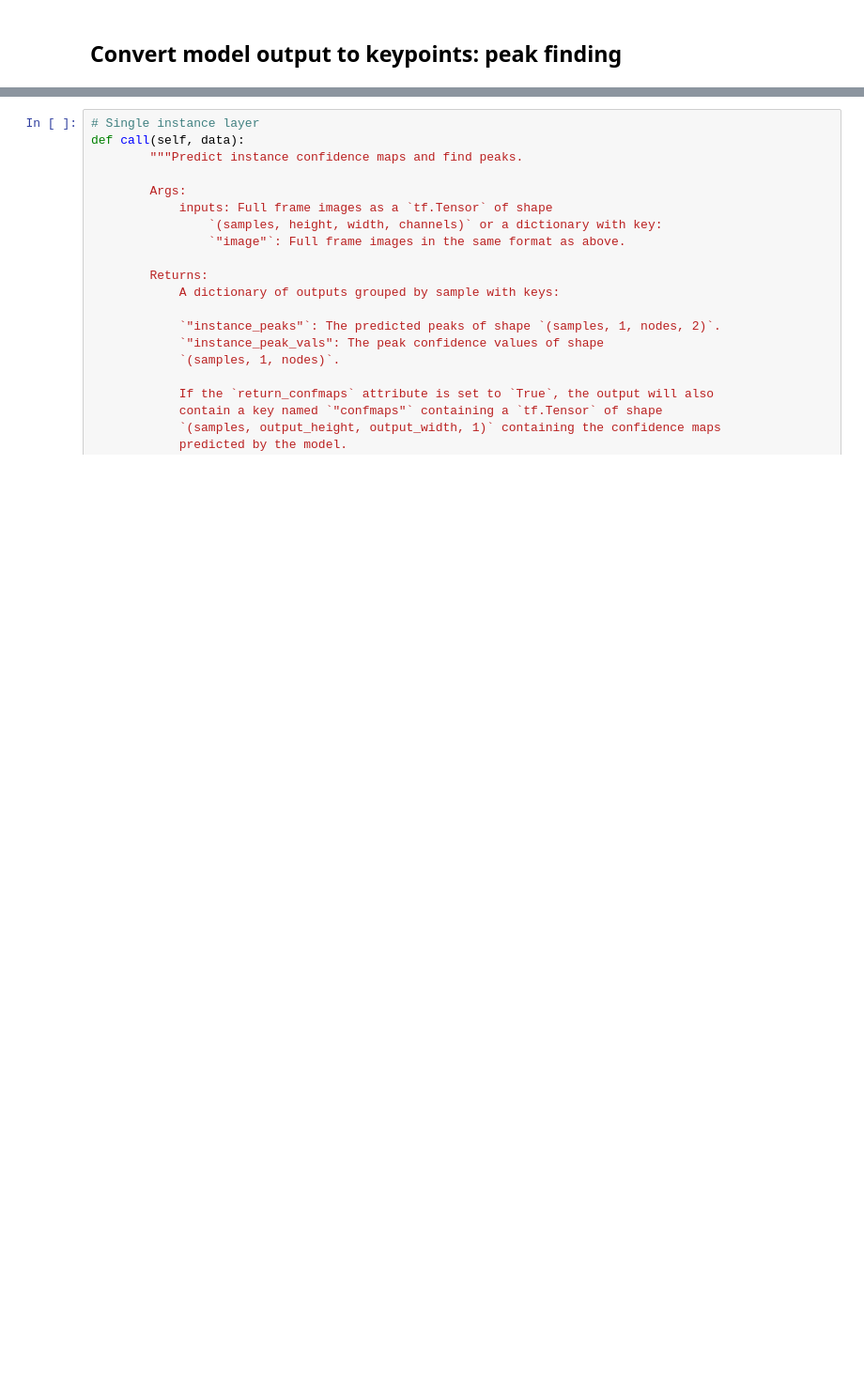
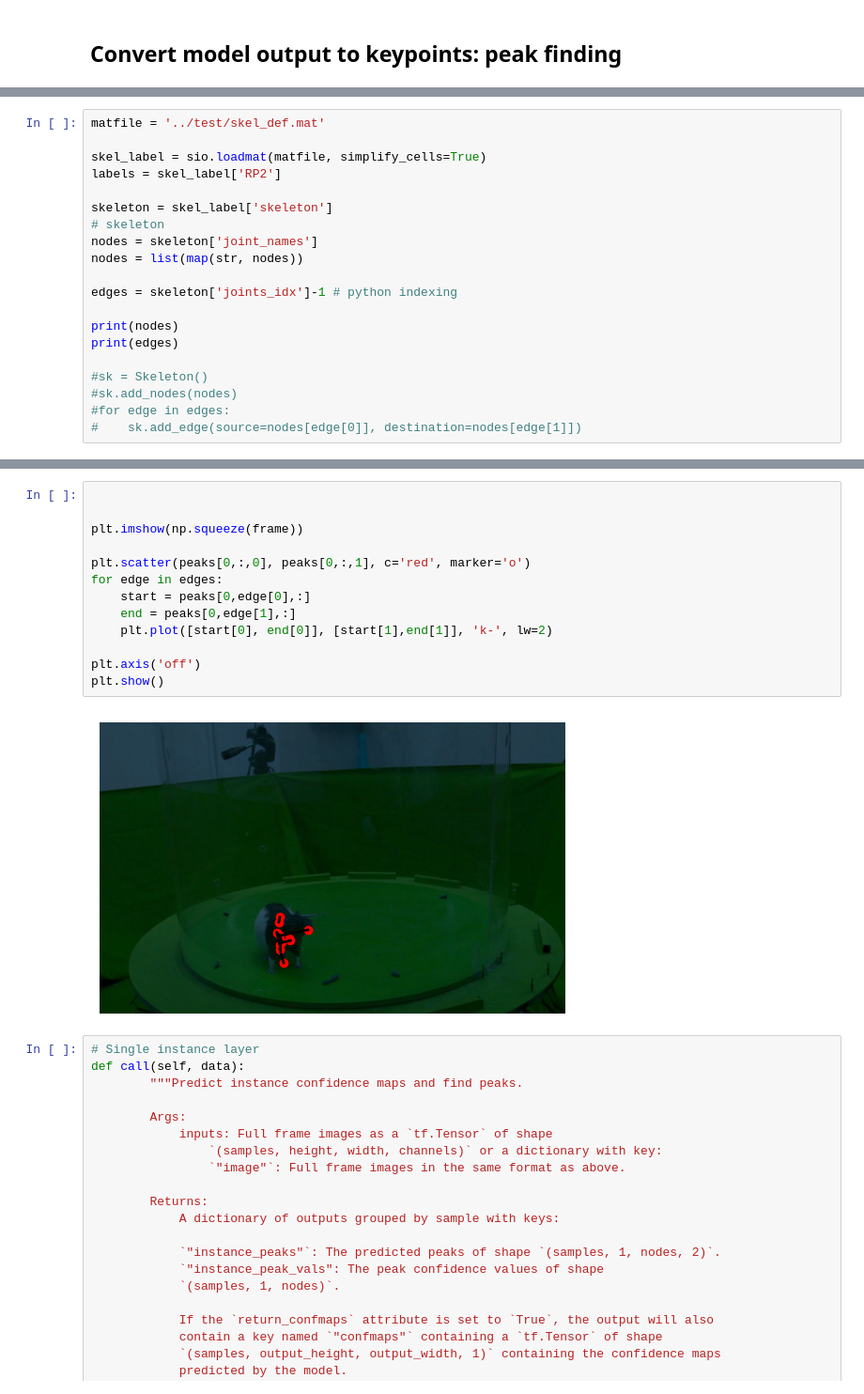
Before and after one commit to dysprague/campy, a Jupyter notebook: campy/test_model_pipeline.ipynb, the cells around one changed output, grey strips where cells are left out. Shown: that part at 94% size. Saved outputs shown, nothing was run; the diff lists cells and outputs as text; blank space fills up the shorter version.

```diff
--- a/campy/test_model_pipeline.ipynb
+++ b/campy/test_model_pipeline.ipynb
@@ -196,0 +887,20 @@ def find_global_peaks_rough(
+# %%
+matfile = '../test/skel_def.mat'
+
+skel_label = sio.loadmat(matfile, simplify_cells=True)
+labels = skel_label['RP2']
+
+skeleton = skel_label['skeleton']
+# skeleton
+nodes = skeleton['joint_names']
+nodes = list(map(str, nodes))
+
+edges = skeleton['joints_idx']-1 # python indexing
+
+print(nodes)
+print(edges)
+
+#sk = Skeleton()
+#sk.add_nodes(nodes)
+#for edge in edges:
+#    sk.add_edge(source=nodes[edge[0]], destination=nodes[edge[1]])
@@ -197,3 +925,18 @@ def find_global_peaks_rough(
+# %%
+
+
+plt.imshow(np.squeeze(frame))
+
+plt.scatter(peaks[0,:,0], peaks[0,:,1], c='red', marker='o')
+for edge in edges:
+    start = peaks[0,edge[0],:]
+    end = peaks[0,edge[1],:]
+    plt.plot([start[0], end[0]], [start[1],end[1]], 'k-', lw=2)
+
+plt.axis('off')
+plt.show()
+# %% [output]
+[figure, added]
 # %%
 # Single instance layer
 def call(self, data):
```
Also changed, not shown: parts of 22 cells of this notebook, 4 other files.
